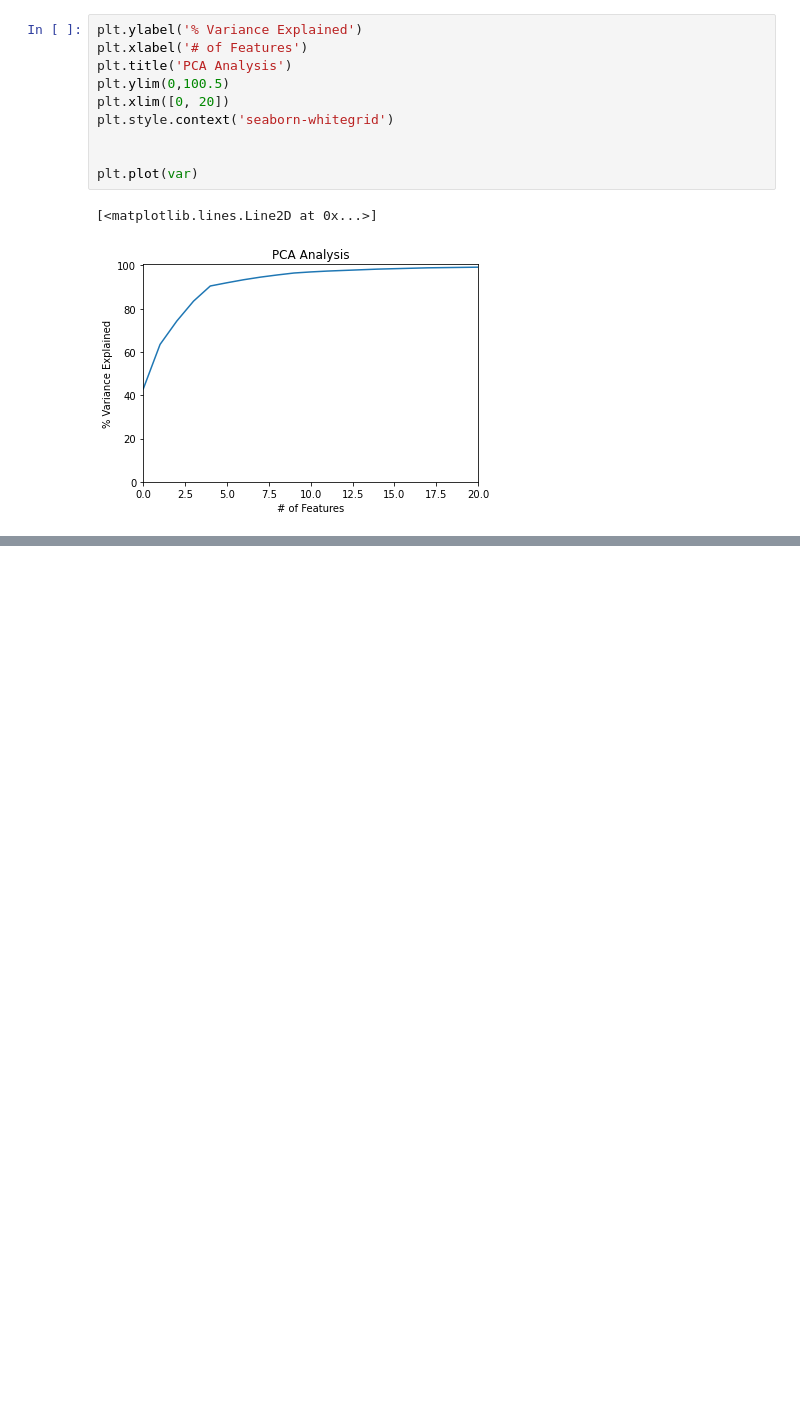
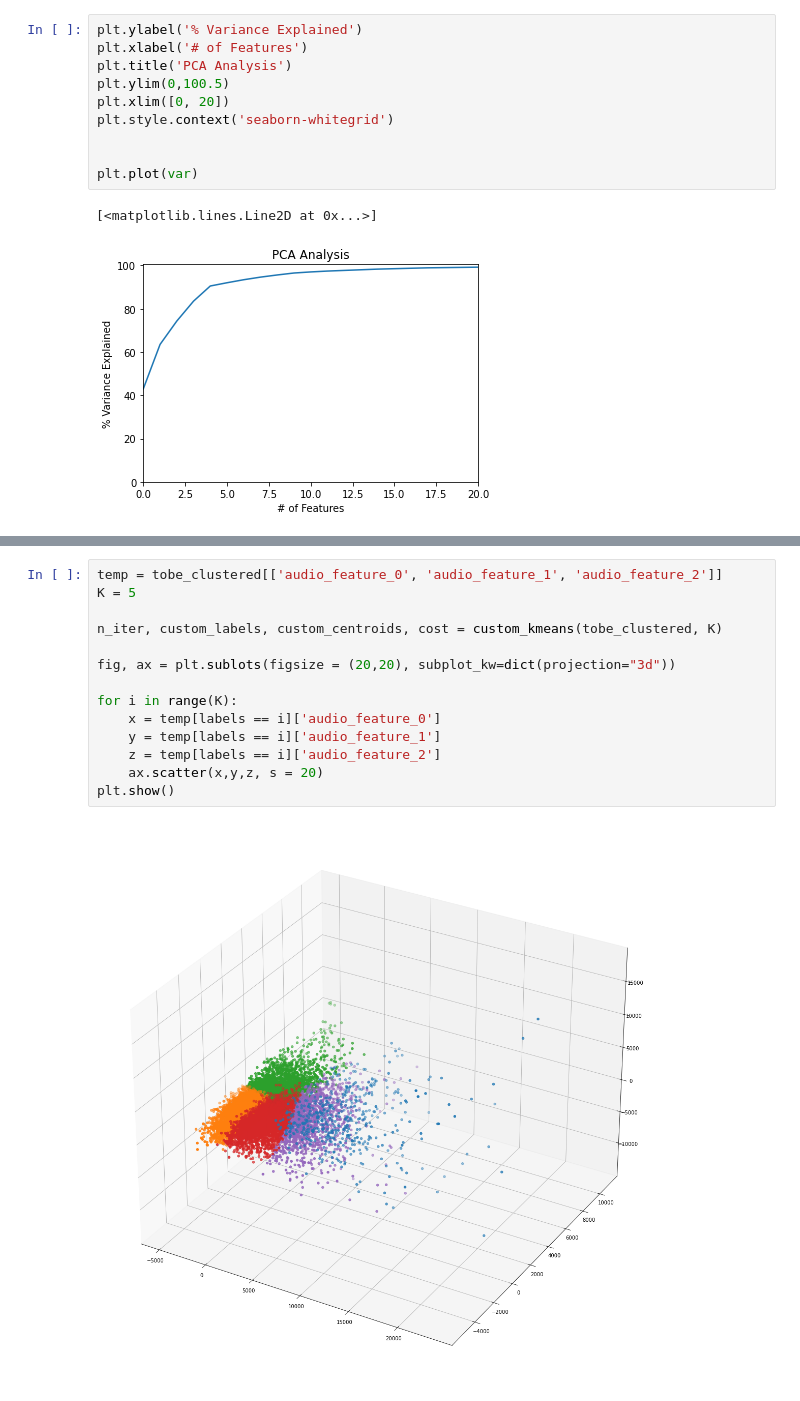
Before and after one commit to PliniLeonardo/ADM_HW4, a Jupyter notebook: Code_part2_Leo.ipynb, the cells around one changed output, grey strips where cells are left out. Cells and saved outputs as stored; diff of their text form; blank space fills up the shorter version.

```diff
--- a/Code_part2_Leo.ipynb
+++ b/Code_part2_Leo.ipynb
@@ -348,0 +638,16 @@ plt.plot(var)
+# %%
+temp = tobe_clustered[['audio_feature_0', 'audio_feature_1', 'audio_feature_2']]
+K = 5
+
+n_iter, custom_labels, custom_centroids, cost = custom_kmeans(tobe_clustered, K)
+
+fig, ax = plt.sublots(figsize = (20,20), subplot_kw=dict(projection="3d"))
+
+for i in range(K):
+    x = temp[labels == i]['audio_feature_0']
+    y = temp[labels == i]['audio_feature_1']
+    z = temp[labels == i]['audio_feature_2']
+    ax.scatter(x,y,z, s = 20)
+plt.show()
+# %% [output]
+[figure, added]
```
Also changed, not shown: parts of 17 cells of this notebook, 3 other files.
